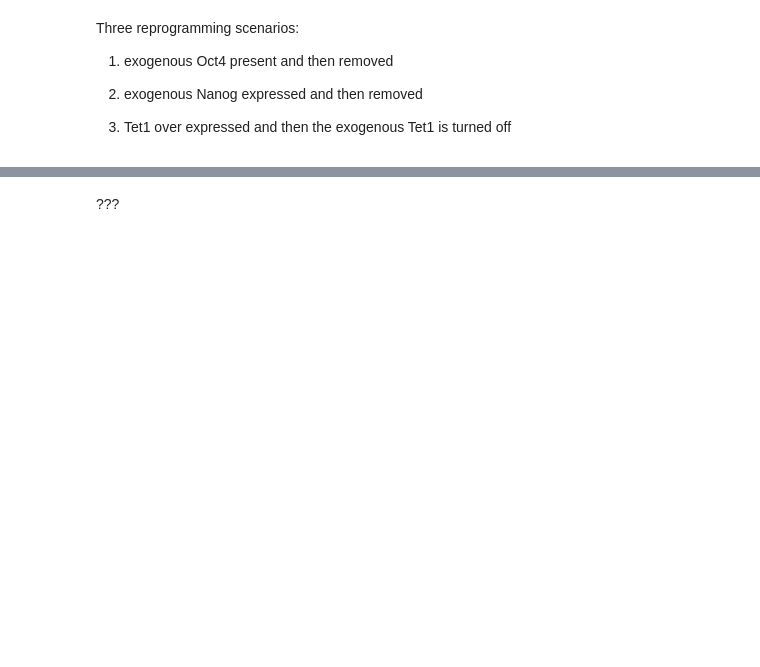
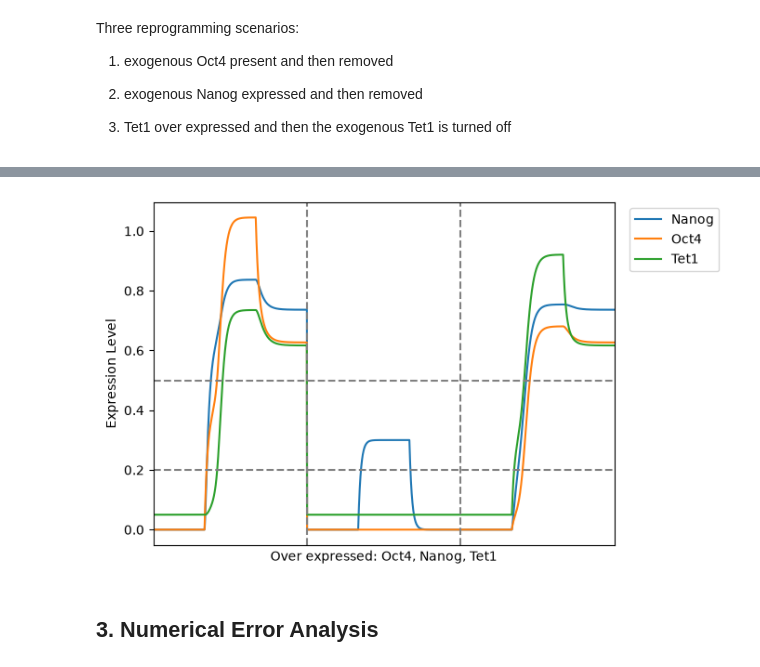
Before and after one commit to Xraaaay/lu_bern01, a Jupyter notebook: Project03/cell_reprogramming.ipynb, the cells around one changed output, grey strips where cells are left out. Drawn from its saved outputs; the diff is of its cells as text; code cells hidden in the pictures; blank space fills up the shorter version.

```diff
--- a/Project03/cell_reprogramming.ipynb
+++ b/Project03/cell_reprogramming.ipynb
@@ -259,2 +268,36 @@ plt.show()
+# %%
+def simulate_euler(params):
+    Y = {
+        "Nanog": [],
+        "Oct4": [],
+        "Tet1": []
+    }
+
+    for i, p in enumerate(params):
+        if i == 0:
+            y0 = [p.N_over, p.O_over, p.T_over]
+        else:
+            y0 = [y[-1] for y in Y.values()]
+
+        t, sol_Y = euler(
+            f=f,
+            t_span=(0, 20),
+            y0=y0,
+            h=0.02,
+            args=(p, )
+        )
+
+        for j, (key, val) in enumerate(Y.items()):
+            Y[key] = np.append(val, sol_Y[:, j])
+
+    return Y
+# %%
+Y1 = simulate_euler([params_0, params_O, params_1])
+Y2 = simulate_euler([params_0, params_N, params_0])
+Y3 = simulate_euler([params_0, params_T, params_1])
+# %%
+plot_comparison(Y1, Y2, Y3)
+# %% [output]
+[figure, added]
 # %% [markdown]
-???
+## 3. Numerical Error Analysis
```
Also changed, not shown: parts of 14 cells of this notebook.
